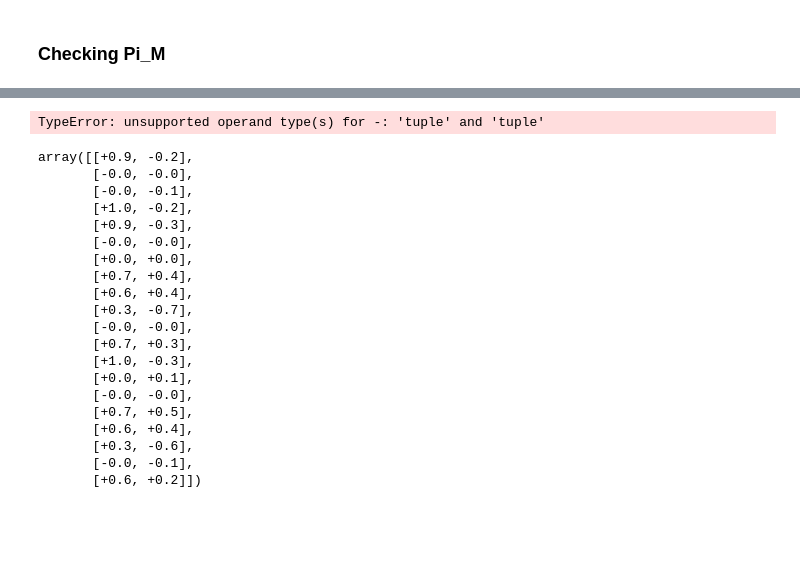
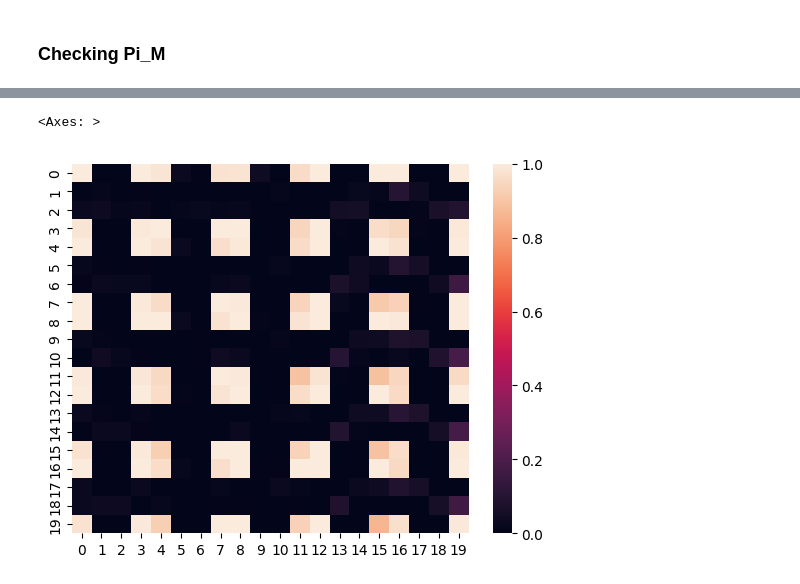
Before and after one commit to nitinjan06/learning_lds_mixtures, a Jupyter notebook: exploration.ipynb, the cells around one changed output, grey strips where cells are left out. Drawn from its saved outputs; the diff is of its cells as text; code cells hidden in the pictures; blank space fills up the shorter version.

Commit message:
successfully learning mixtures with different exogeneous weights

```diff
--- a/exploration.ipynb
+++ b/exploration.ipynb
@@ -27,10 +28,9 @@ print(f"s={s}, kappa={kappa}")
 # %% [output]
 s=2, kappa=1.414213562373095
 # %%
-expected_weights = [0.5, 0.5]
-samples = generate_samples(LDS_LIST, expected_weights, s, 10000)
+lds_1_samples = generate_mixture_samples(LDS_LIST, [1, 0], s, 100000)
 
-Pi_M = get_Pi_M(samples, s)
-G_tilde = get_G_tilde(p, n, s, k, Pi_M)
-R = get_R(samples)
-approx_weights, markov_parameters = adjust_for_weights(G_tilde, R, s)
+# Pi_M = get_Pi_M(samples, s)
+# G_tilde = get_G_tilde(p, n, s, k, Pi_M)
+# R = get_R(samples)
+# approx_weights, markov_parameters = adjust_for_weights(G_tilde, R, s)
@@ -291,27 +39,2 @@ To use the future default and silence this warning we advise to pass `rcond=None
-# %%
-G_hat - expected_G_hat
-# %% [output]
-TypeError: unsupported operand type(s) for -: 'tuple' and 'tuple'
-# %%
-G_tilde.reshape((G_tilde.shape[0], -1)).T
-# %% [output]
-array([[+0.9, -0.2],
-       [-0.0, -0.0],
-       [-0.0, -0.1],
-       [+1.0, -0.2],
-       [+0.9, -0.3],
-       [-0.0, -0.0],
-       [+0.0, +0.0],
-       [+0.7, +0.4],
-       [+0.6, +0.4],
-       [+0.3, -0.7],
-       [-0.0, -0.0],
-       [+0.7, +0.3],
-       [+1.0, -0.3],
-       [+0.0, +0.1],
-       [-0.0, -0.0],
-       [+0.7, +0.5],
-       [+0.6, +0.4],
-       [+0.3, -0.6],
-       [-0.0, -0.1],
-       [+0.6, +0.2]])
+# %%
+single_Pi_M = get_equal_weighted_Pi_M(lds_1_samples, s)
@@ -317,0 +43,5 @@ array([[+0.9, -0.2],
+# %%
+sns.heatmap(single_Pi_M, vmin=0, vmax=1)
+# %% [output]
+<Axes: >
+[figure, added]
```
Also changed, not shown: parts of 58 cells of this notebook, 6 other files.
